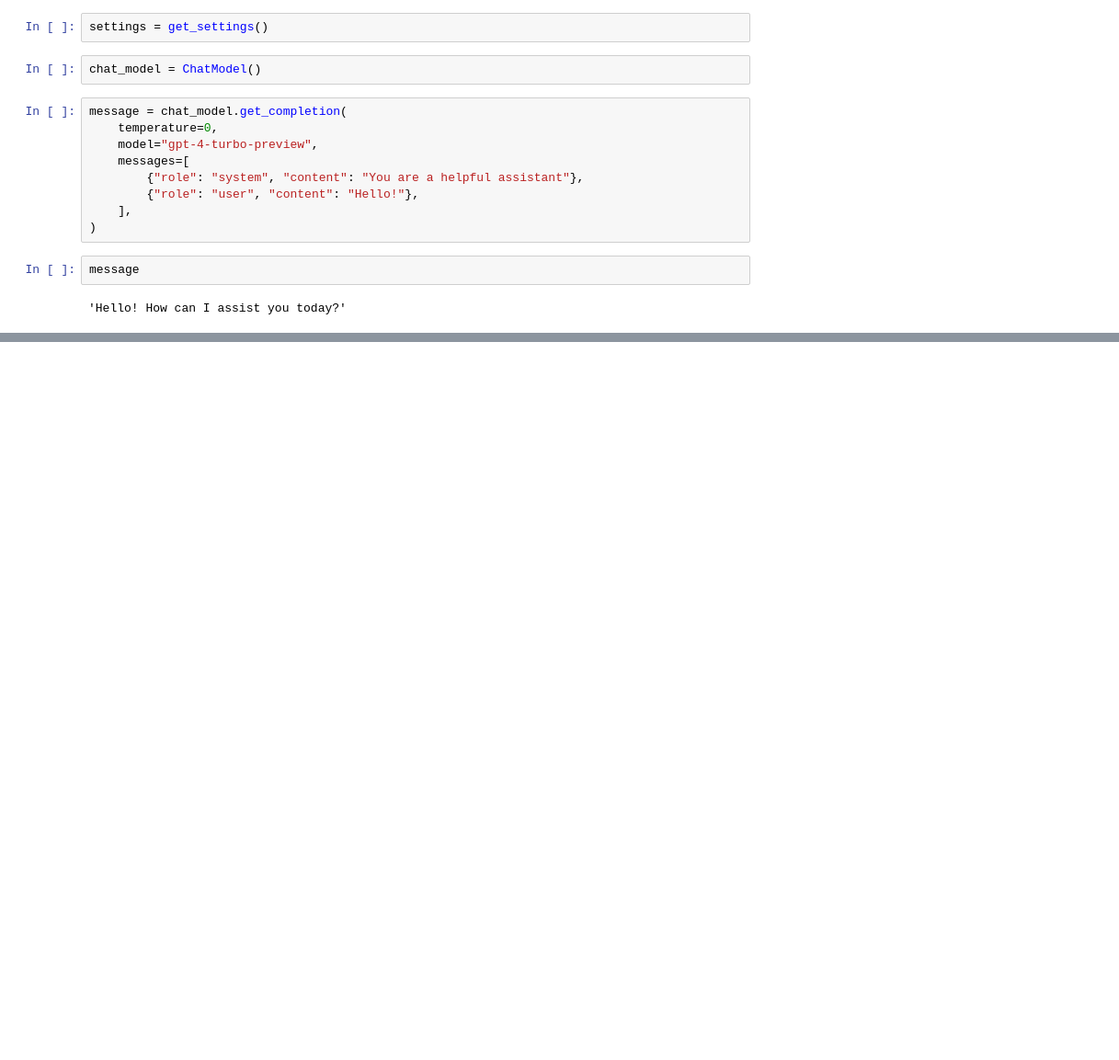
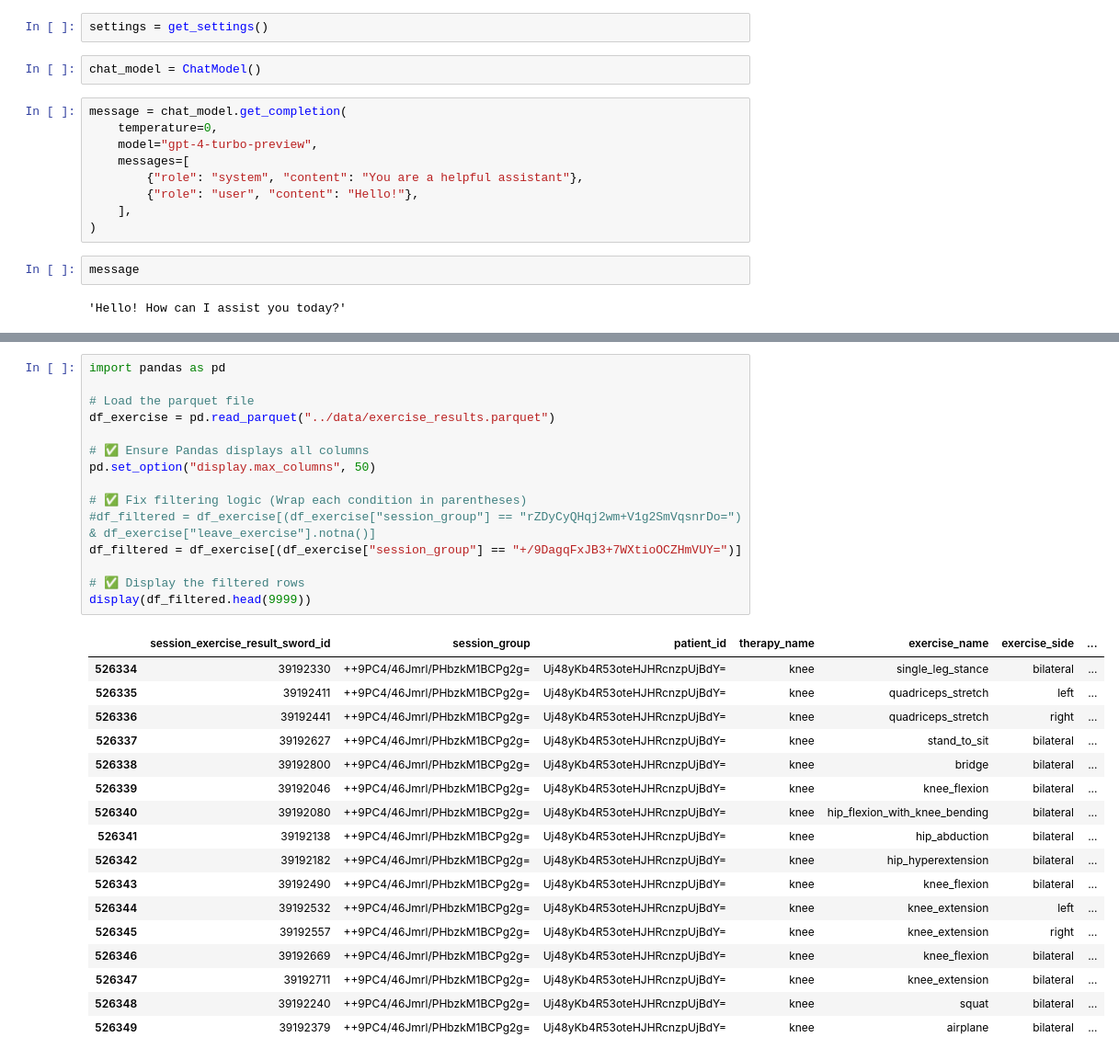
Before and after one commit to joaovasco01/Data-Transformation-and-AI-Message-Generation-Pipeline, a Jupyter notebook: ml-engineer-test/notebooks/starter.ipynb, the cells around one changed output, grey strips where cells are left out. Shown at 92% size. Saved outputs shown, nothing was run; the diff lists cells and outputs as text; blank space fills up the shorter version.

```diff
--- a/ml-engineer-test/notebooks/starter.ipynb
+++ b/ml-engineer-test/notebooks/starter.ipynb
@@ -41,0 +64,33 @@ message
+# %%
+import pandas as pd
+
+# Load the parquet file
+df_exercise = pd.read_parquet("../data/exercise_results.parquet")
+
+# ✅ Ensure Pandas displays all columns
+pd.set_option("display.max_columns", 50)
+
+# ✅ Fix filtering logic (Wrap each condition in parentheses)
+#df_filtered = df_exercise[(df_exercise["session_group"] == "rZDyCyQHqj2wm+V1g2SmVqsnrDo=") & df_exercise["leave_exercise"].notna()]
+df_filtered = df_exercise[(df_exercise["session_group"] == "+/9DagqFxJB3+7WXtioOCZHmVUY=")]
+
+# ✅ Display the filtered rows
+display(df_filtered.head(9999))
+# %% [output]
+|  | session_exercise_result_sword_id | session_group | patient_id | therapy_name | exercise_name | exercise_side | ... |
+| 526334 | 39192330 | ++9PC4/46Jmrl/PHbzkM1BCPg2g= | Uj48yKb4R53oteHJHRcnzpUjBdY= | knee | single_leg_stance | bilateral | ... |
+| 526335 | 39192411 | ++9PC4/46Jmrl/PHbzkM1BCPg2g= | Uj48yKb4R53oteHJHRcnzpUjBdY= | knee | quadriceps_stretch | left | ... |
+| 526336 | 39192441 | ++9PC4/46Jmrl/PHbzkM1BCPg2g= | Uj48yKb4R53oteHJHRcnzpUjBdY= | knee | quadriceps_stretch | right | ... |
+| 526337 | 39192627 | ++9PC4/46Jmrl/PHbzkM1BCPg2g= | Uj48yKb4R53oteHJHRcnzpUjBdY= | knee | stand_to_sit | bilateral | ... |
+| 526338 | 39192800 | ++9PC4/46Jmrl/PHbzkM1BCPg2g= | Uj48yKb4R53oteHJHRcnzpUjBdY= | knee | bridge | bilateral | ... |
+| 526339 | 39192046 | ++9PC4/46Jmrl/PHbzkM1BCPg2g= | Uj48yKb4R53oteHJHRcnzpUjBdY= | knee | knee_flexion | bilateral | ... |
+| 526340 | 39192080 | ++9PC4/46Jmrl/PHbzkM1BCPg2g= | Uj48yKb4R53oteHJHRcnzpUjBdY= | knee | hip_flexion_with_knee_bending | bilateral | ... |
+| 526341 | 39192138 | ++9PC4/46Jmrl/PHbzkM1BCPg2g= | Uj48yKb4R53oteHJHRcnzpUjBdY= | knee | hip_abduction | bilateral | ... |
+| 526342 | 39192182 | ++9PC4/46Jmrl/PHbzkM1BCPg2g= | Uj48yKb4R53oteHJHRcnzpUjBdY= | knee | hip_hyperextension | bilateral | ... |
+| 526343 | 39192490 | ++9PC4/46Jmrl/PHbzkM1BCPg2g= | Uj48yKb4R53oteHJHRcnzpUjBdY= | knee | knee_flexion | bilateral | ... |
+| 526344 | 39192532 | ++9PC4/46Jmrl/PHbzkM1BCPg2g= | Uj48yKb4R53oteHJHRcnzpUjBdY= | knee | knee_extension | left | ... |
+| 526345 | 39192557 | ++9PC4/46Jmrl/PHbzkM1BCPg2g= | Uj48yKb4R53oteHJHRcnzpUjBdY= | knee | knee_extension | right | ... |
+| 526346 | 39192669 | ++9PC4/46Jmrl/PHbzkM1BCPg2g= | Uj48yKb4R53oteHJHRcnzpUjBdY= | knee | knee_flexion | bilateral | ... |
+| 526347 | 39192711 | ++9PC4/46Jmrl/PHbzkM1BCPg2g= | Uj48yKb4R53oteHJHRcnzpUjBdY= | knee | knee_extension | bilateral | ... |
+| 526348 | 39192240 | ++9PC4/46Jmrl/PHbzkM1BCPg2g= | Uj48yKb4R53oteHJHRcnzpUjBdY= | knee | squat | bilateral | ... |
+| 526349 | 39192379 | ++9PC4/46Jmrl/PHbzkM1BCPg2g= | Uj48yKb4R53oteHJHRcnzpUjBdY= | knee | airplane | bilateral | ... |
```
Also changed, not shown: parts of 6 cells of this notebook, 2 other files.
